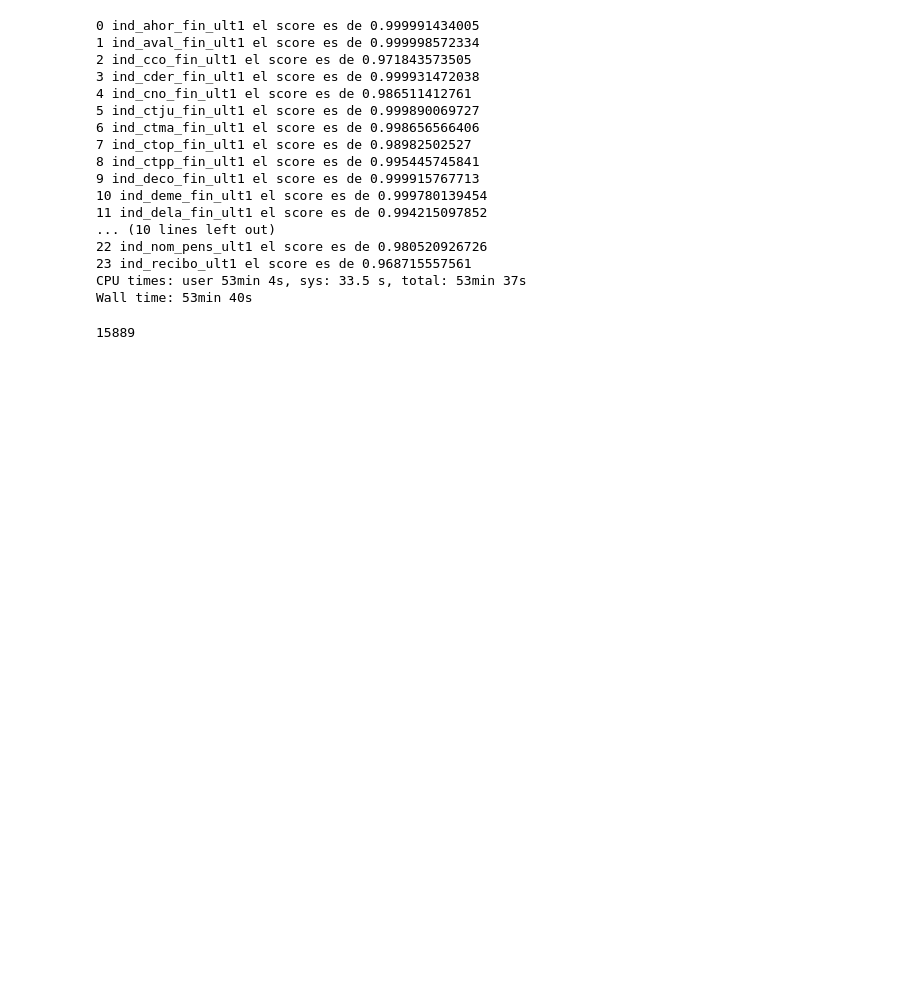
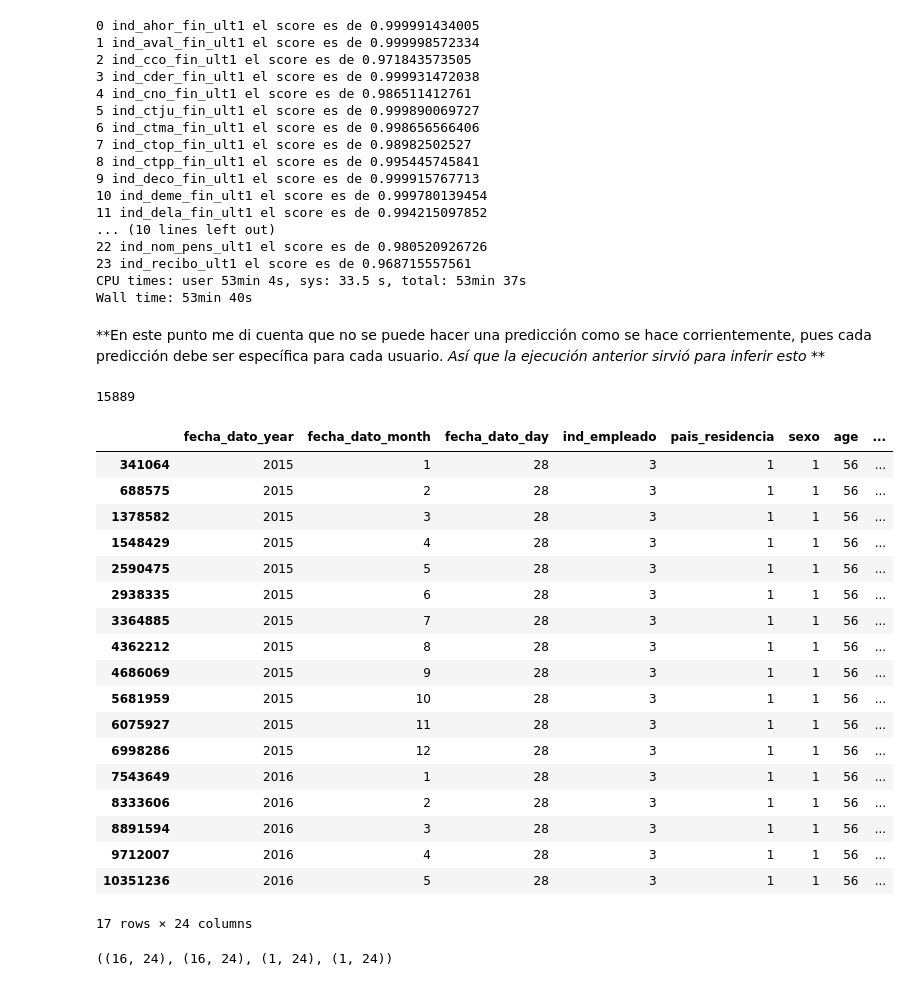
Before and after one commit to sergioml/degree_project, a Jupyter notebook: first_attempts.ipynb, the cells around one changed output. Drawn from its saved outputs; the diff is of its cells as text; code cells hidden in the pictures; blank space fills up the shorter version.

```diff
--- a/first_attempts.ipynb
+++ b/first_attempts.ipynb
@@ -99,6 +87,8 @@ for i, col in enumerate(df_targets.columns):
 23 ind_recibo_ult1 el score es de 0.968715557561
 CPU times: user 53min 4s, sys: 33.5 s, total: 53min 37s
 Wall time: 53min 40s
+# %% [markdown]
+**En este punto me di cuenta que no se puede hacer una predicción como se hace corrientemente, pues cada predicción debe ser específica para cada usuario. *Así que la ejecución anterior sirvió para inferir esto* **
 # %%
 group_ncodpers = df.groupby(['ncodpers'])
 # %%
@@ -106,4 +96,27 @@ list(group_ncodpers.groups.keys())[0]
 # %% [output]
 15889
 # %%
-group_ncodpers.get_group(15889)
+df_group = group_ncodpers.get_group(15889).copy()
+# %%
+df_group.drop(['fecha_dato', 'fecha_alta', 'ncodpers'], axis=1, inplace=True)
+df_group
+# %% [output]
+|  | fecha_dato_year | fecha_dato_month | fecha_dato_day | ind_empleado | pais_residencia | sexo | age | ... |
+| 341064 | 2015 | 1 | 28 | 3 | 1 | 1 | 56 | ... |
+| 688575 | 2015 | 2 | 28 | 3 | 1 | 1 | 56 | ... |
+| 1378582 | 2015 | 3 | 28 | 3 | 1 | 1 | 56 | ... |
+| 1548429 | 2015 | 4 | 28 | 3 | 1 | 1 | 56 | ... |
+| 2590475 | 2015 | 5 | 28 | 3 | 1 | 1 | 56 | ... |
+| 2938335 | 2015 | 6 | 28 | 3 | 1 | 1 | 56 | ... |
+| 3364885 | 2015 | 7 | 28 | 3 | 1 | 1 | 56 | ... |
+| 4362212 | 2015 | 8 | 28 | 3 | 1 | 1 | 56 | ... |
+| 4686069 | 2015 | 9 | 28 | 3 | 1 | 1 | 56 | ... |
+| 5681959 | 2015 | 10 | 28 | 3 | 1 | 1 | 56 | ... |
+| 6075927 | 2015 | 11 | 28 | 3 | 1 | 1 | 56 | ... |
+| 6998286 | 2015 | 12 | 28 | 3 | 1 | 1 | 56 | ... |
+| 7543649 | 2016 | 1 | 28 | 3 | 1 | 1 | 56 | ... |
+| 8333606 | 2016 | 2 | 28 | 3 | 1 | 1 | 56 | ... |
+| 8891594 | 2016 | 3 | 28 | 3 | 1 | 1 | 56 | ... |
+| 9712007 | 2016 | 4 | 28 | 3 | 1 | 1 | 56 | ... |
+| 10351236 | 2016 | 5 | 28 | 3 | 1 | 1 | 56 | ... |
+17 rows × 24 columns
@@ -109,0 +128,4 @@ group_ncodpers.get_group(15889)
+# %%
+train_df.shape, train_target.shape, test_df.shape, test_target.shape
+# %% [output]
+((16, 24), (16, 24), (1, 24), (1, 24))
```
Also changed, not shown: parts of 9 cells of this notebook.
